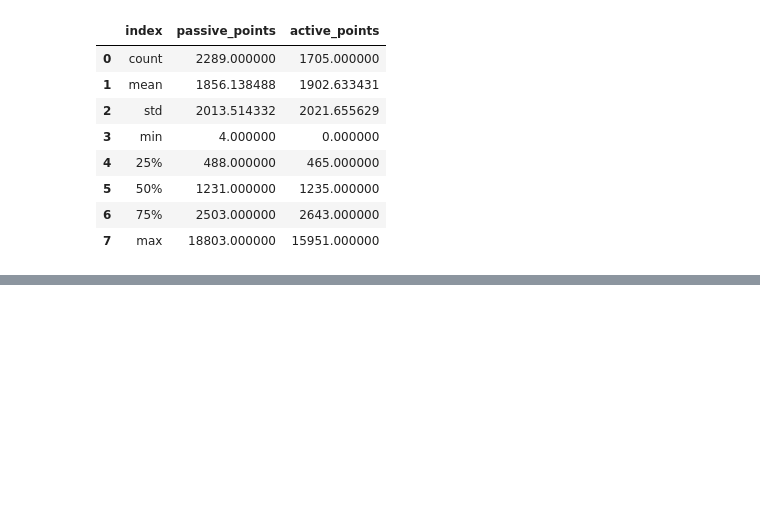
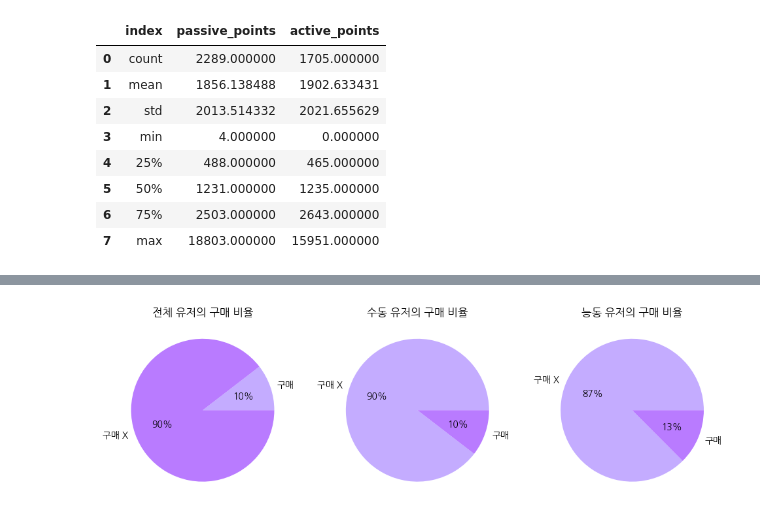
Before and after one commit to EtheriumArchive/Codeit_project, a Jupyter notebook: analysis_eunsu_v2.ipynb, the cells around one changed output, grey strips where cells are left out. Saved outputs shown, nothing was run; the diff lists cells and outputs as text; code cells hidden in the pictures; blank space fills up the shorter version.

```diff
--- a/analysis_eunsu_v2.ipynb
+++ b/analysis_eunsu_v2.ipynb
@@ -230,0 +400,19 @@ sns.boxplot(data=active_accounts_user, y='point')
+# %%
+# 구매율 그래프
+fig, ax = plt.subplots(1, 3, figsize=(12, 5))
+pay_colors = ["#c4acff", "#b97bff"]
+ax[0].pie(x=total_is_pay['count'], labels=total_is_pay['is_pay'], autopct='%.f%%', colors=pay_colors)
+ax[1].pie(x=passive_is_pay['count'], labels=passive_is_pay['is_pay'], autopct='%.f%%', colors=pay_colors)
+ax[2].pie(x=active_is_pay['count'], labels=active_is_pay['is_pay'], autopct='%.f%%', colors=pay_colors)
+
+ax[0].set_title('전체 유저의 구매 비율')
+ax[1].set_title('수동 유저의 구매 비율')
+ax[2].set_title('능동 유저의 구매 비율')
+
+plt.show()
+
+# 수동유저의 구매 비율이 생각보다 낮음
+# 구매 총량은 많았는데..?
+# 수동유저는 한 사람이 여러번 사는 경우가 많았나봄
+# %% [output]
+[figure, added]
```
Also changed, not shown: parts of 17 cells of this notebook.
